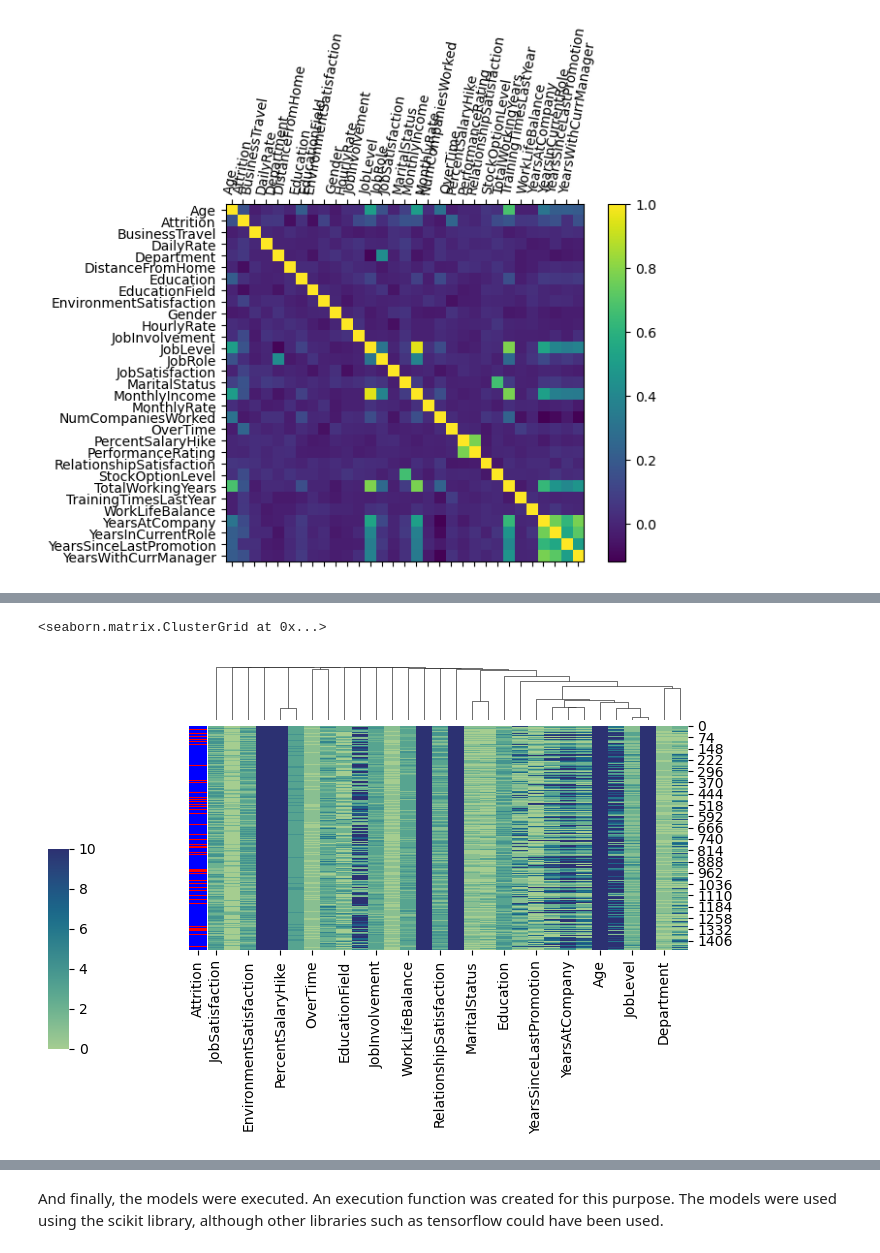
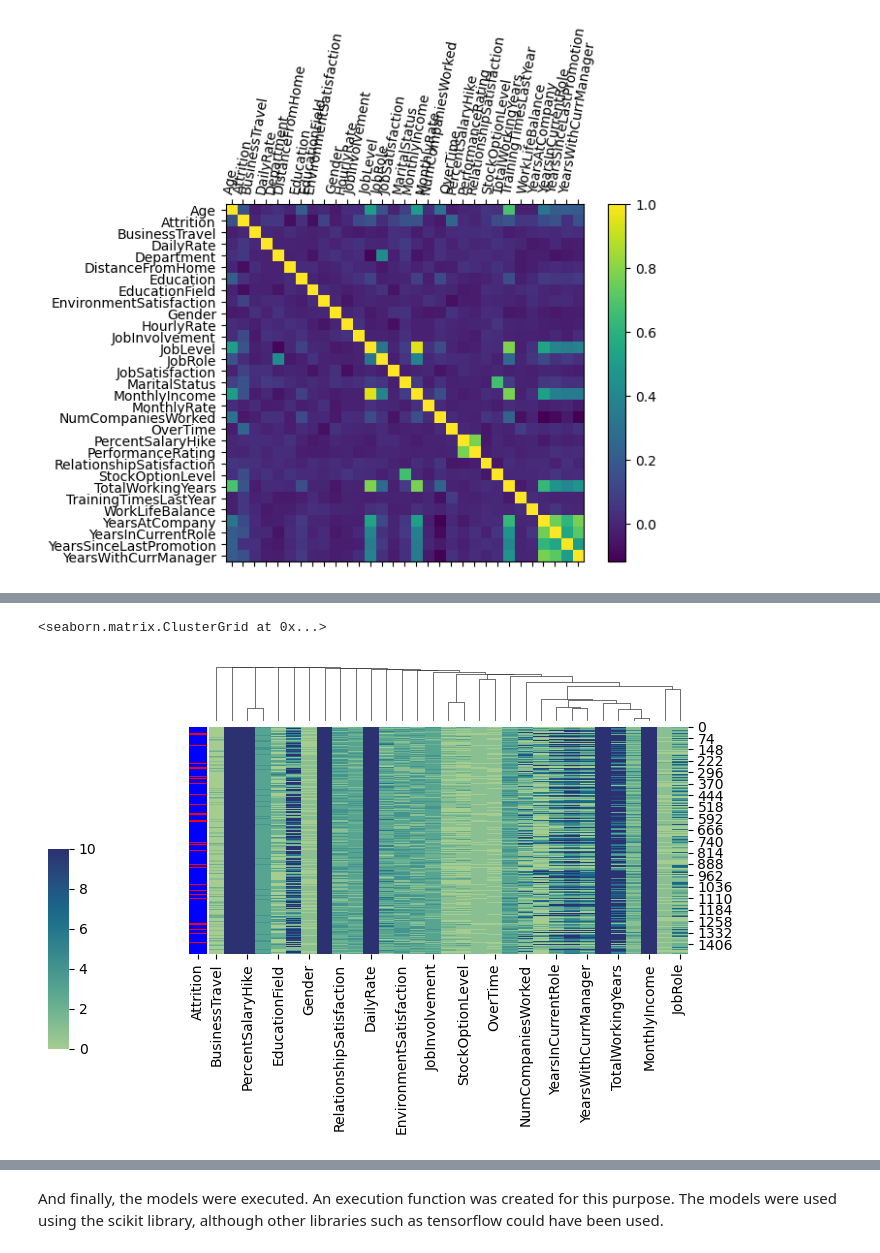
Before and after one commit to mnikolop/case2-IBM-HR, a Jupyter notebook: code/IBM-attrition.ipynb, the cells around one changed output, grey strips where cells are left out. Drawn from its saved outputs; the diff is of its cells as text; code cells hidden in the pictures.

```diff
--- a/code/IBM-attrition.ipynb
+++ b/code/IBM-attrition.ipynb
@@ -3,14 +5,15 @@ https://seaborn.pydata.org/generated/seaborn.clustermap.html
 # %%
-# imports required by this notebook
+# import libraries required for this notebook
 
-import os
+# import os
 import time
 import numpy as np
 import pandas as pd
 import matplotlib.pyplot as plt
-import matplotlib.image as mpimg
+# import matplotlib.image as mpimg
 from matplotlib.colors import ListedColormap
 import seaborn as sns
+sns.set_palette('crest')
 
 from sklearn.naive_bayes import MultinomialNB
 from sklearn.linear_model import LogisticRegression
@@ -19,7 +22,7 @@ from sklearn.neighbors import KNeighborsClassifier
 from sklearn.model_selection import train_test_split, cross_val_score, GridSearchCV
 from sklearn import tree
 from sklearn.ensemble import GradientBoostingClassifier
-import joblib
+# import joblib
 # %%
 # files used in the model creation process
 orig_file = '../datasets/WA_Fn-UseC_-HR-Employee-Attrition.csv'
@@ -184,5 +187,3 @@ for tick in ax.get_xticklabels():
 plt.show()
 # %% [output]
 [figure]
-# %%
-att = data_m_df.pop('Attrition')
@@ -189,20 +203,20 @@ att = data_m_df.pop('Attrition')
 # %%
-lut = dict(zip(att.unique(), "rbg"))
-row_colors = att.map(lut)
+lut = dict(zip(data_m_df.Attrition.unique(), "rbg"))
+row_colors = data_m_df.Attrition.map(lut)
 sns.clustermap(data_m_df, figsize=(7, 5),
                row_cluster=False,
             #    standard_scale=1,
             #    z_score=0, center=0,
             #    dendrogram_ratio=(.1, .2),
                row_colors=row_colors,
                cmap="crest",
                vmin=0,
                vmax=10,
                metric="correlation", method="single",
                cbar_pos=(0, .2, .03, .4))
 # %% [output]
 <seaborn.matrix.ClusterGrid at 0x...>
-[figure, old version]
+[figure, new version]
 # %%
 features_to_analyse = [
     EDUCATION_T, GENDER_T,
```
Also changed, not shown: parts of 31 cells of this notebook, 7 other files.
